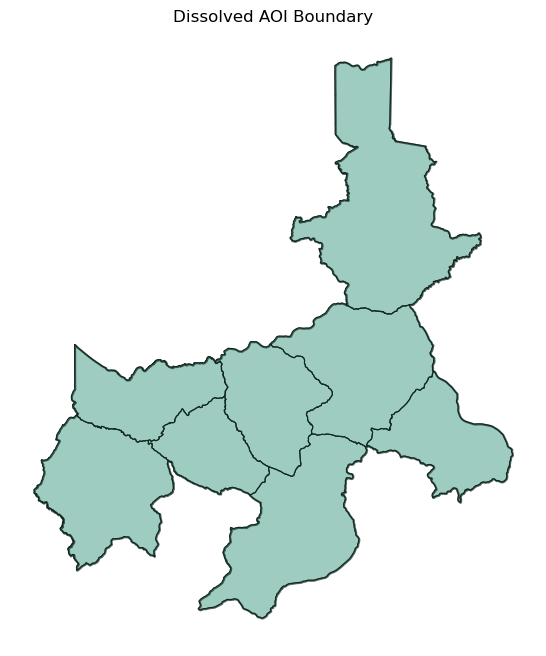
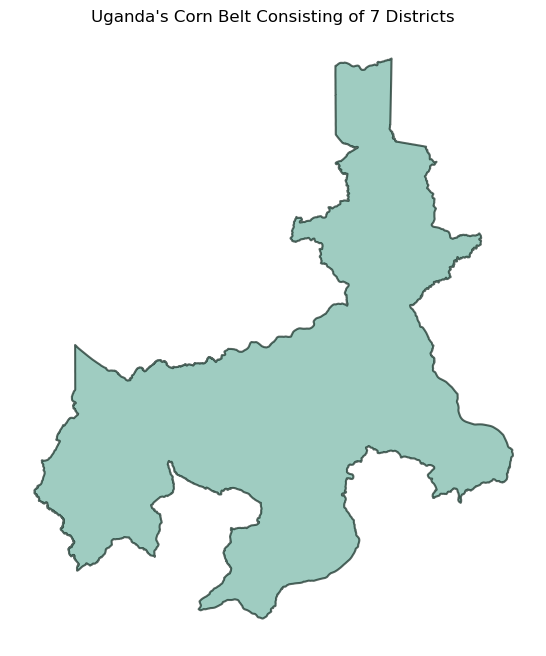
The notebook cell's code change between the first figure and the second:
--- before
+++ after
@@ -1,6 +1,5 @@
 fig, ax = plt.subplots(figsize=(8, 8))
 aoi.plot(ax=ax, facecolor="#77b7a7", edgecolor="#102820", linewidth=1.5, alpha=0.7)
-selected_projected.boundary.plot(ax=ax, color="#102820", linewidth=0.8)
-ax.set_title("Dissolved AOI Boundary")
+ax.set_title("Uganda's Corn Belt Consisting of 7 Districts")
 ax.set_axis_off()
 plt.show()

Commit: fix(boundaries): use union to return a borderless AOI